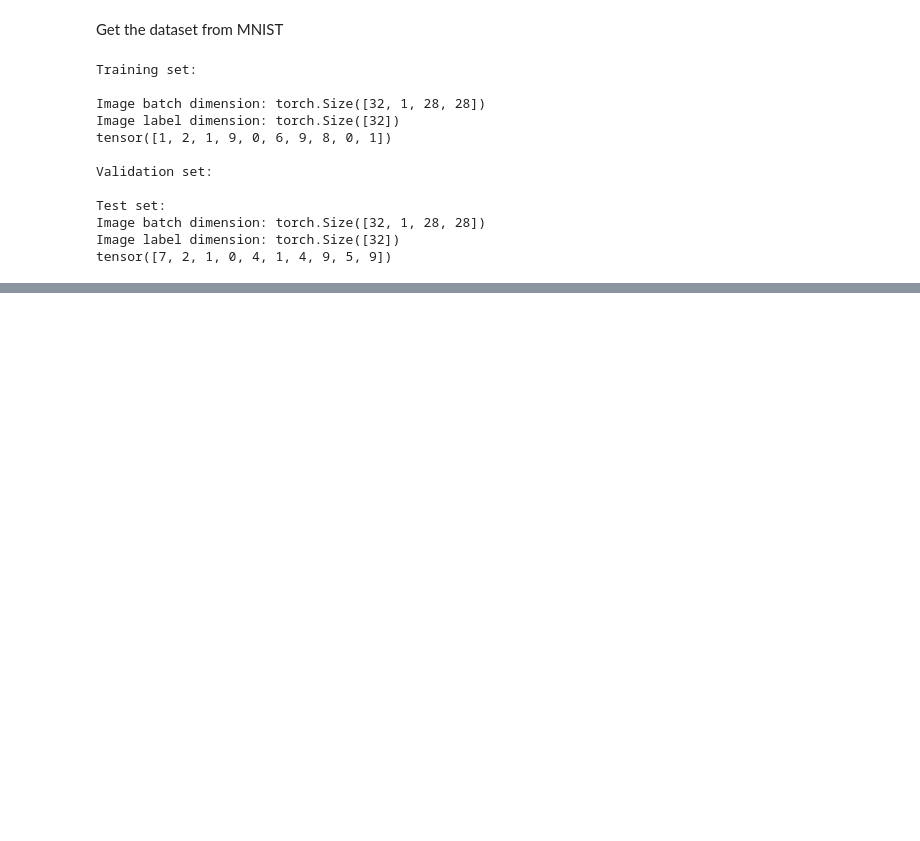
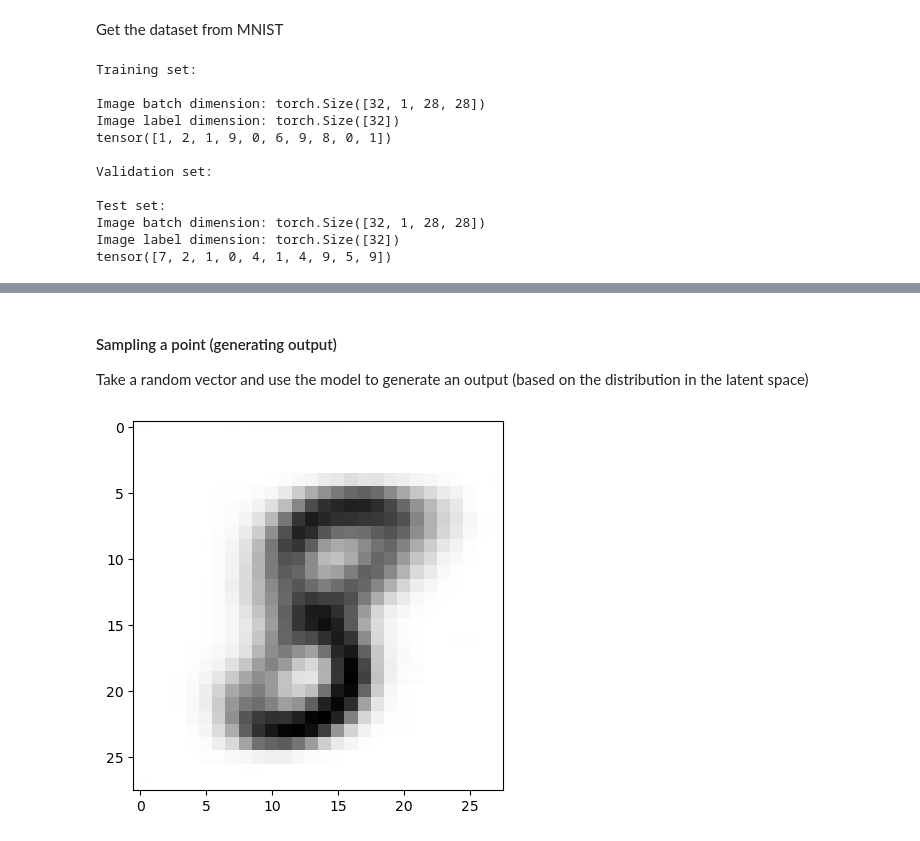
Before and after one commit to xiang1103/DL_ML_Implementations, a Jupyter notebook: autoencoders/conv_vae_MNIST.ipynb, the cells around one changed output, grey strips where cells are left out. Drawn from its saved outputs; the diff is of its cells as text; code cells hidden in the pictures; blank space fills up the shorter version.

```diff
--- a/autoencoders/conv_vae_MNIST.ipynb
+++ b/autoencoders/conv_vae_MNIST.ipynb
@@ -229,0 +326,12 @@ print(output.item())
+# %% [markdown]
+#### Sampling a point (generating output)
+Take a random vector and use the model to generate an output (based on the distribution in the latent space)
+# %%
+with torch.no_grad():
+    new_im= model.decoder(torch.tensor([0.0,0.03]).to(DEVICE))
+    new_im.squeeze_(0)
+    new_im.squeeze_(0)
+plt.imshow(new_im.to("cpu").numpy(),cmap="binary")
+plt.show()
+# %% [output]
+[figure, added]
```
Also changed, not shown: parts of 17 cells of this notebook.
